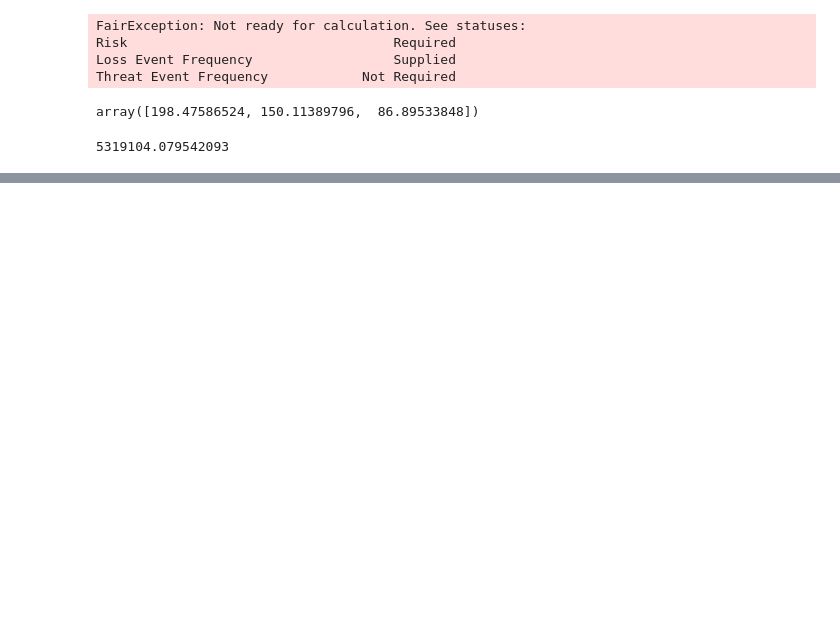
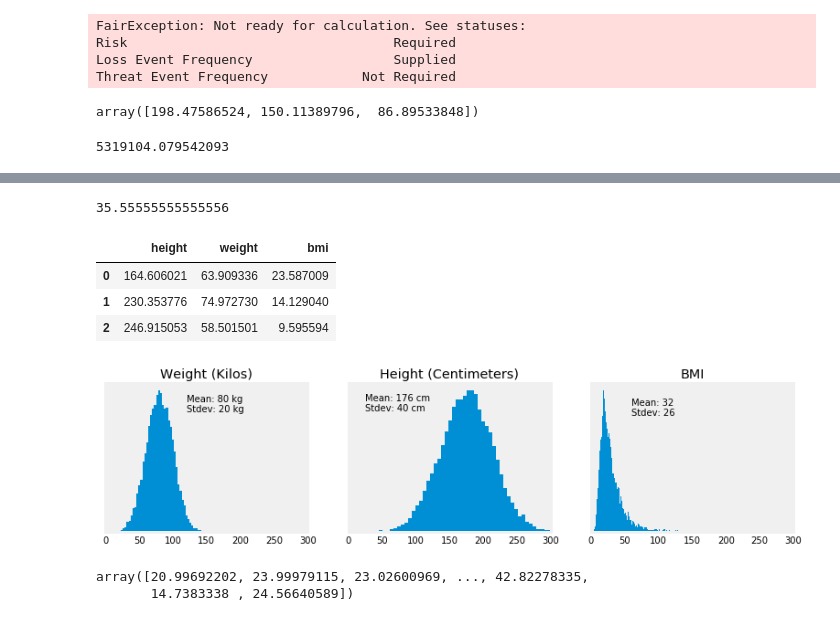
Before and after one commit to Hive-Systems/pyfair, a Jupyter notebook: scratch.ipynb, the cells around one changed output, grey strips where cells are left out. Saved outputs shown, nothing was run; the diff lists cells and outputs as text; code cells hidden in the pictures; blank space fills up the shorter version.

```diff
--- a/scratch.ipynb
+++ b/scratch.ipynb
@@ -32,0 +82,4 @@ pd.Series([
+# %%
+80 / (150 * .01) ** 2
+# %% [output]
+35.55555555555556
@@ -32,0 +96,58 @@ pd.Series([
+# %%
+def get_bmi(row):
+    h = row['height']
+    w = row['weight']
+    bmi = w / (h * .01) ** 2
+    return bmi
+
+df['bmi'] = df.apply(get_bmi, axis=1)
+df
+# %% [output]
+|  | height | weight | bmi |
+| 0 | 164.606021 | 63.909336 | 23.587009 |
+| 1 | 230.353776 | 74.972730 | 14.129040 |
+| 2 | 246.915053 | 58.501501 | 9.595594 |
+# %%
+
+
+heights = pd.Series(stats.norm.rvs(loc=175, scale=40, size=10_000))
+weights = pd.Series(stats.norm.rvs(loc=80, scale=20, size=10_000))
+df = pd.DataFrame({'height': heights, 'weight':weights})
+df['bmi'] = df.apply(get_bmi, axis=1)
+df = df.round(2)
+bmis = df['bmi']
+# %%
+fig, axes = plt.subplots(1,3)
+
+# Height
+axes[1].hist(heights, bins=50)
+axes[1].set_title('Height (Centimeters)')
+axes[1].set_xlim((0, 300))
+axes[1].grid(False)
+axes[1].text(25,480, 'Mean: {} cm\nStdev: {} cm'.format(round(heights.mean()), round(heights.std())))
+axes[1].yaxis.set_ticks([])
+
+# Weight
+axes[0].hist(weights, bins=50)
+axes[0].set_title('Weight (Kilos)')
+axes[0].set_xlim((0, 300))
+axes[0].grid(False)
+axes[0].text(120,500, 'Mean: {} kg\nStdev: {} kg'.format(round(weights.mean()), round(weights.std())))
+axes[0].yaxis.set_ticks([])
+
+# BMI
+axes[2].set_title('BMI')
+axes[2].hist(bmis, bins=1000)
+axes[2].set_xlim((0, 300))
+axes[2].grid(False)
+axes[2].text(60, 210, 'Mean: {}\nStdev: {}'.format(round(bmis.mean()), round(bmis.std())))
+axes[2].yaxis.set_ticks([])
+
+fig.set_size_inches(12, 3)
+# %% [output]
+[figure, added]
+# %%
+bmis
+# %% [output]
+array([20.99692202, 23.99979115, 23.02600969, ..., 42.82278335,
+       14.7383338 , 24.56640589])
```
Also changed, not shown: parts of 5 cells of this notebook, 4 other files.
